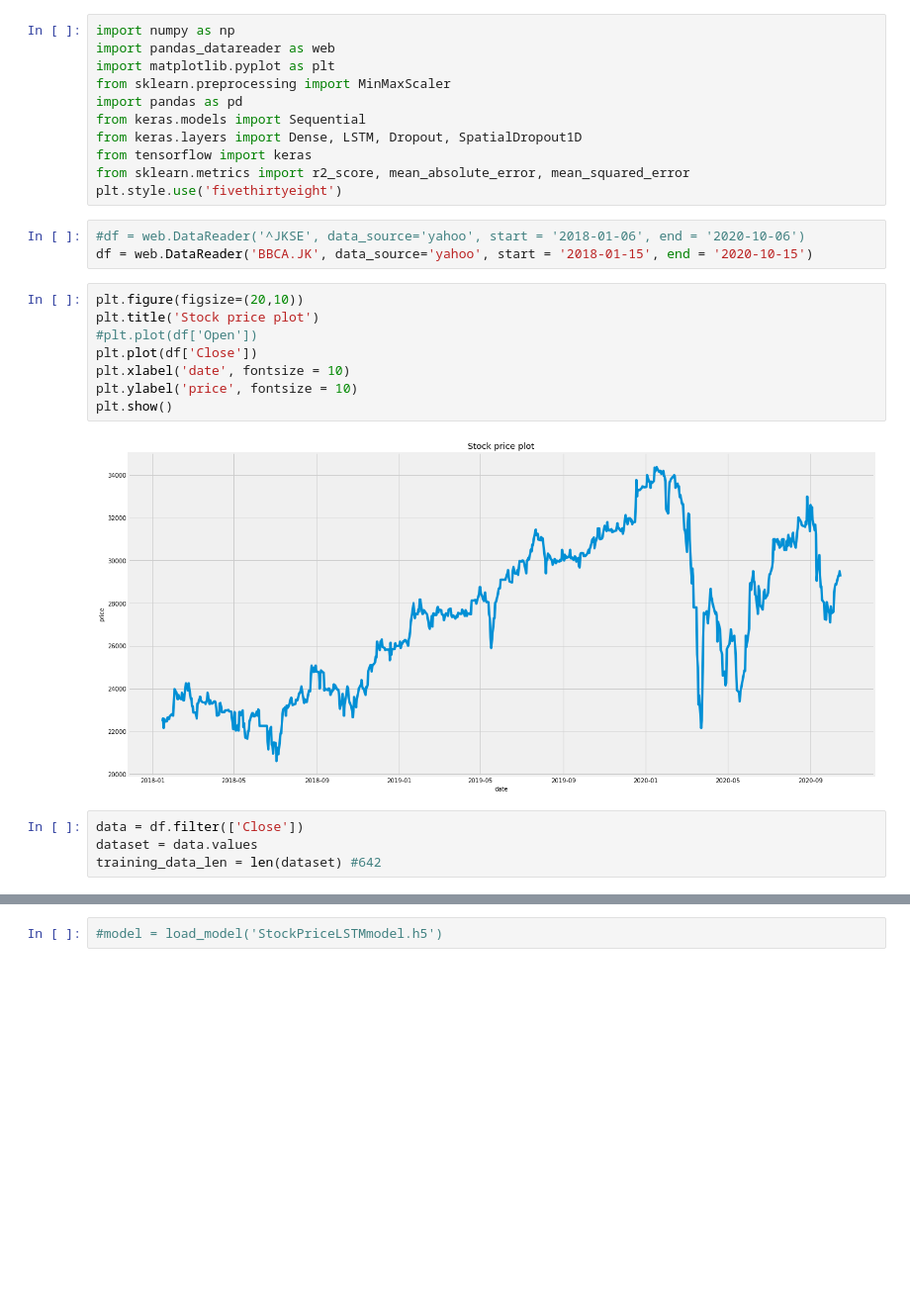
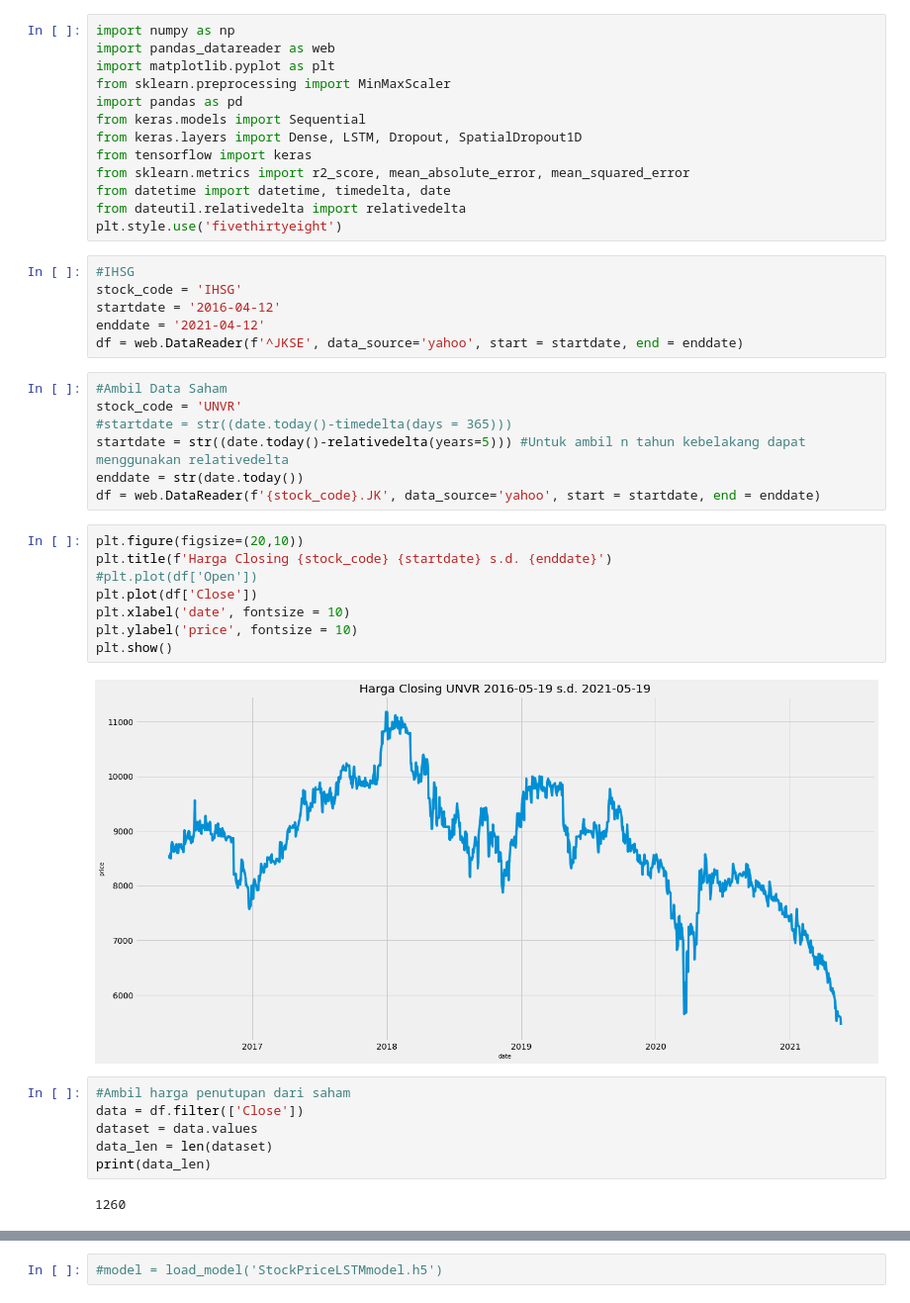
Before and after one commit to andreanstev/Stock_Price_Prediction_LSTM, a Jupyter notebook: StockPriceLSTM.ipynb, the cells around one changed output, grey strips where cells are left out. Shown: that part at 99% size. Drawn from its saved outputs; the diff is of its cells as text; blank space fills up the shorter version.

```diff
--- a/StockPriceLSTM.ipynb
+++ b/StockPriceLSTM.ipynb
@@ -8,22 +8,38 @@ from keras.models import Sequential
 from keras.layers import Dense, LSTM, Dropout, SpatialDropout1D
 from tensorflow import keras
 from sklearn.metrics import r2_score, mean_absolute_error, mean_squared_error
+from datetime import datetime, timedelta, date
+from dateutil.relativedelta import relativedelta
 plt.style.use('fivethirtyeight')
-# %%
-#df = web.DataReader('^JKSE', data_source='yahoo', start = '2018-01-06', end = '2020-10-06')
-df = web.DataReader('BBCA.JK', data_source='yahoo', start = '2018-01-15', end = '2020-10-15')
+# %%
+#IHSG
+stock_code = 'IHSG'
+startdate = '2016-04-12'
+enddate = '2021-04-12'
+df = web.DataReader(f'^JKSE', data_source='yahoo', start = startdate, end = enddate)
+# %%
+#Ambil Data Saham
+stock_code = 'UNVR'
+#startdate = str((date.today()-timedelta(days = 365)))
+startdate = str((date.today()-relativedelta(years=5))) #Untuk ambil n tahun kebelakang dapat menggunakan relativedelta
+enddate = str(date.today())
+df = web.DataReader(f'{stock_code}.JK', data_source='yahoo', start = startdate, end = enddate)
 # %%
 plt.figure(figsize=(20,10))
-plt.title('Stock price plot')
+plt.title(f'Harga Closing {stock_code} {startdate} s.d. {enddate}')
 #plt.plot(df['Open'])
 plt.plot(df['Close'])
 plt.xlabel('date', fontsize = 10)
 plt.ylabel('price', fontsize = 10)
 plt.show()
 # %% [output]
-[figure, old version]
+[figure, new version]
 # %%
+#Ambil harga penutupan dari saham
 data = df.filter(['Close'])
 dataset = data.values
-training_data_len = len(dataset) #642
+data_len = len(dataset)
+print(data_len)
+# %% [output]
+1260
 # %%
```
Also changed, not shown: parts of 20 cells of this notebook.
